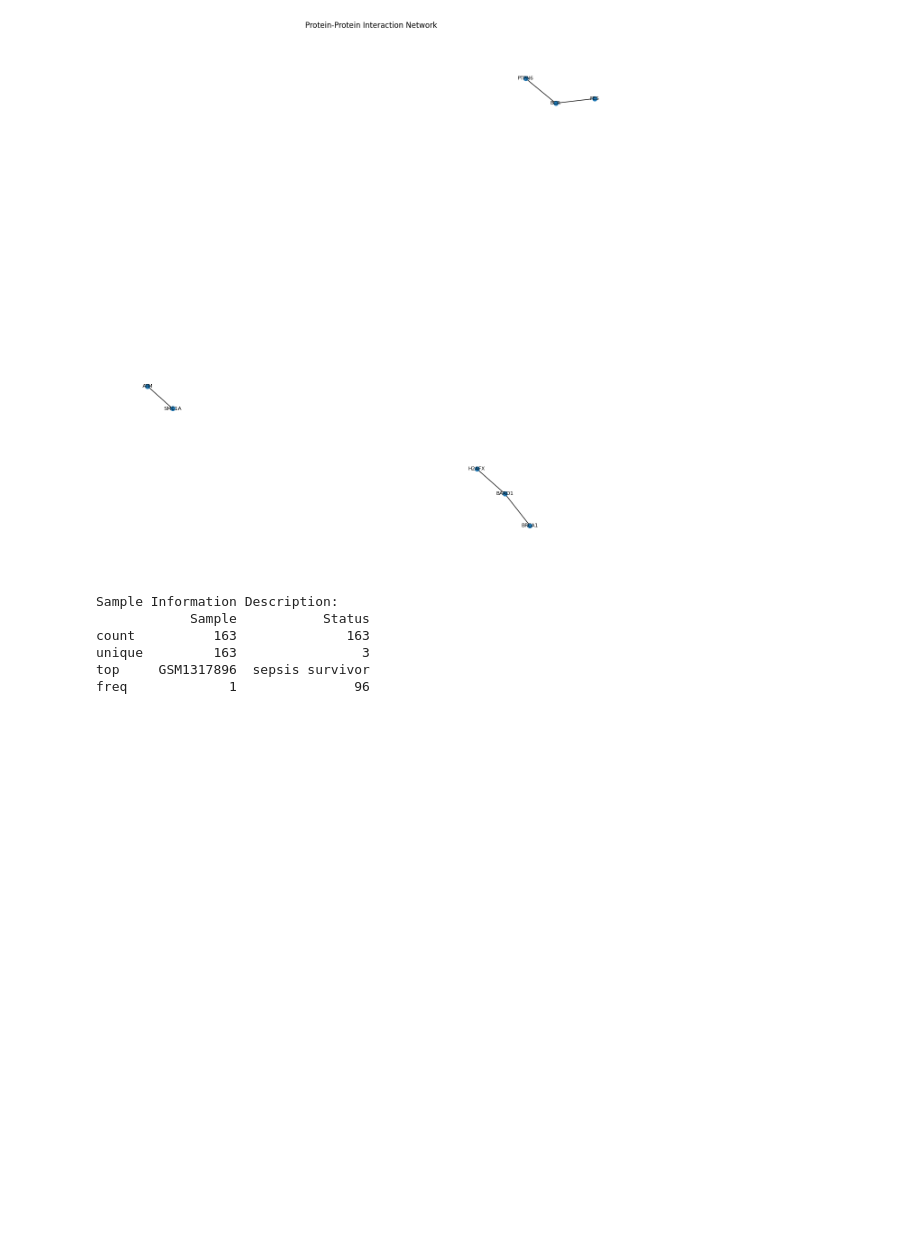
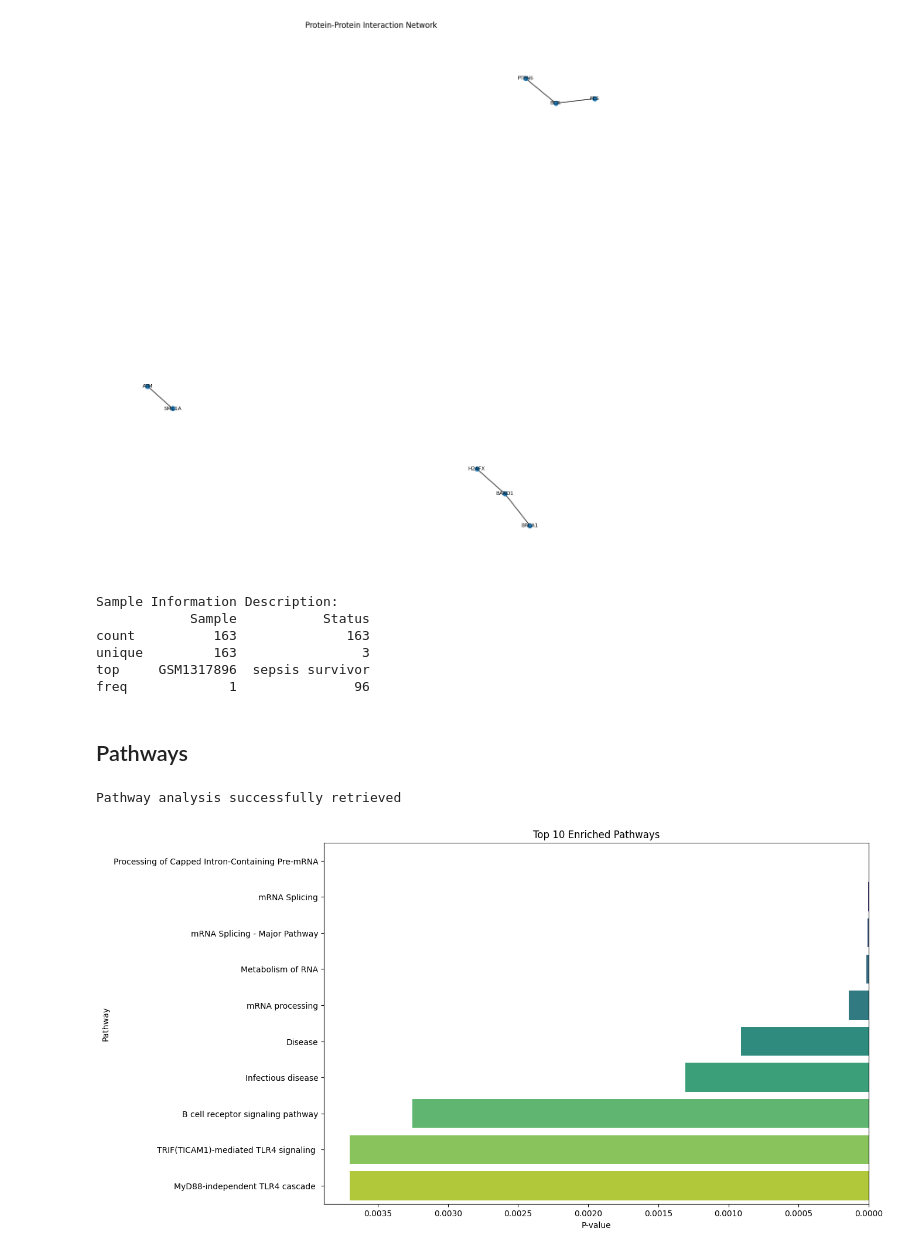
Before and after one commit to yutao-data/Sepsis_Gene_KnowledgeGraph_Ontology, a Jupyter notebook: Sepsis_Dataset_Exploring.ipynb, the cells around one changed output. Drawn from its saved outputs; the diff is of its cells as text; code cells hidden in the pictures; blank space fills up the shorter version.

```diff
--- a/Sepsis_Dataset_Exploring.ipynb
+++ b/Sepsis_Dataset_Exploring.ipynb
@@ -393,3 +393,37 @@ count          163              163
 unique         163                3
 top     GSM1317896  sepsis survivor
 freq             1               96
+# %% [markdown]
+## Pathways
+# %%
+def get_pathway_annotations(gene_symbols):
+    '''Function to get pathway annotations
+    @param list of entrez gene ID
+    @return a dataframe with the pathway enrichment results
+    '''
+    gp = GProfiler(return_dataframe=True)
+    pathway_results = gp.profile(
+        organism='hsapiens',
+        query=gene_symbols,
+        no_evidences=False,
+        sources=["REAC", "KEGG", "WP"]
+    )
+    return pathway_results
+
+pathway_results = get_pathway_annotations(selected_genes)
+print("Pathway analysis successfully retrieved")
+
+top_pathways = pathway_results.sort_values(by='p_value').head(10)
+# %% [output]
+Pathway analysis successfully retrieved
+# %%
+# Bar plot of top 10 pathways
+plt.figure(figsize=(12, 8))
+sns.barplot(x='p_value', y='name', data=top_pathways, palette='viridis')
+plt.title('Top 10 Enriched Pathways')
+plt.xlabel('P-value')
+plt.ylabel('Pathway')
+plt.gca().invert_xaxis()
+plt.show()
+# %% [output]
+[figure, added]
```
Also changed, not shown: parts of 3 cells of this notebook.
